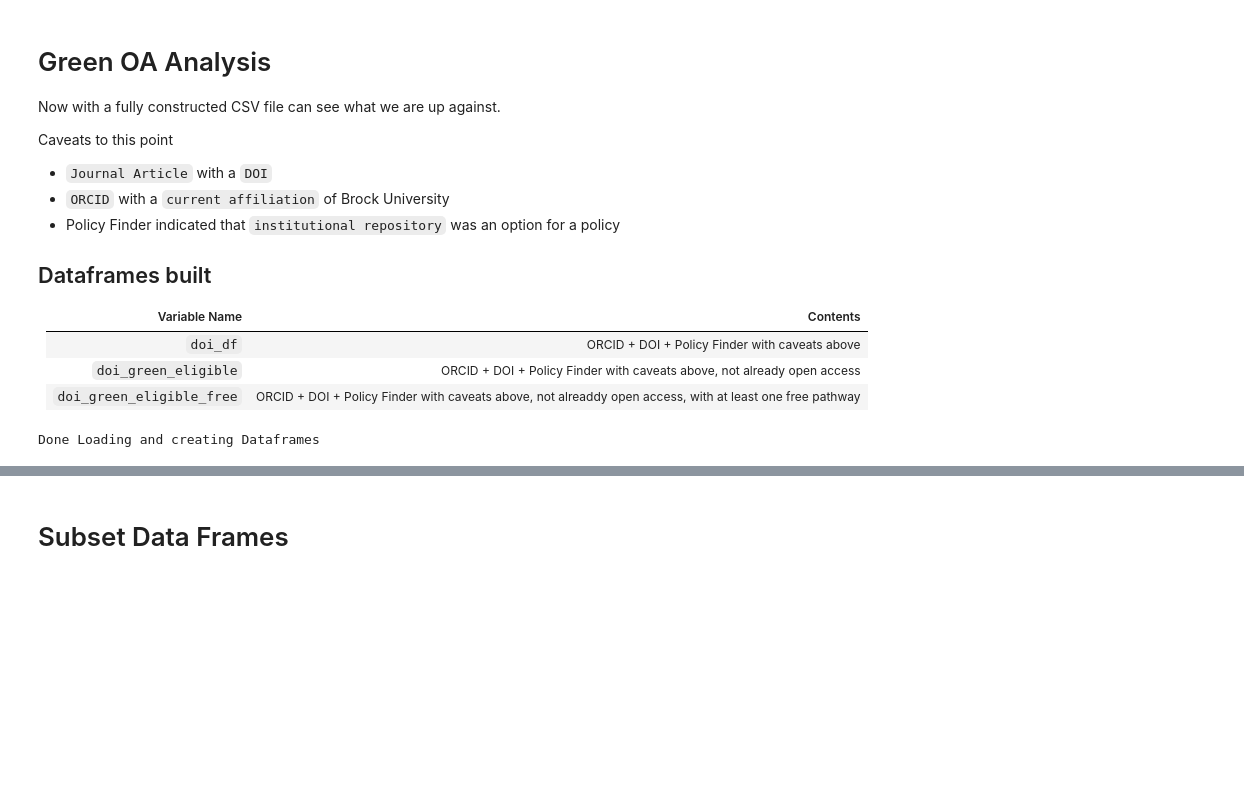
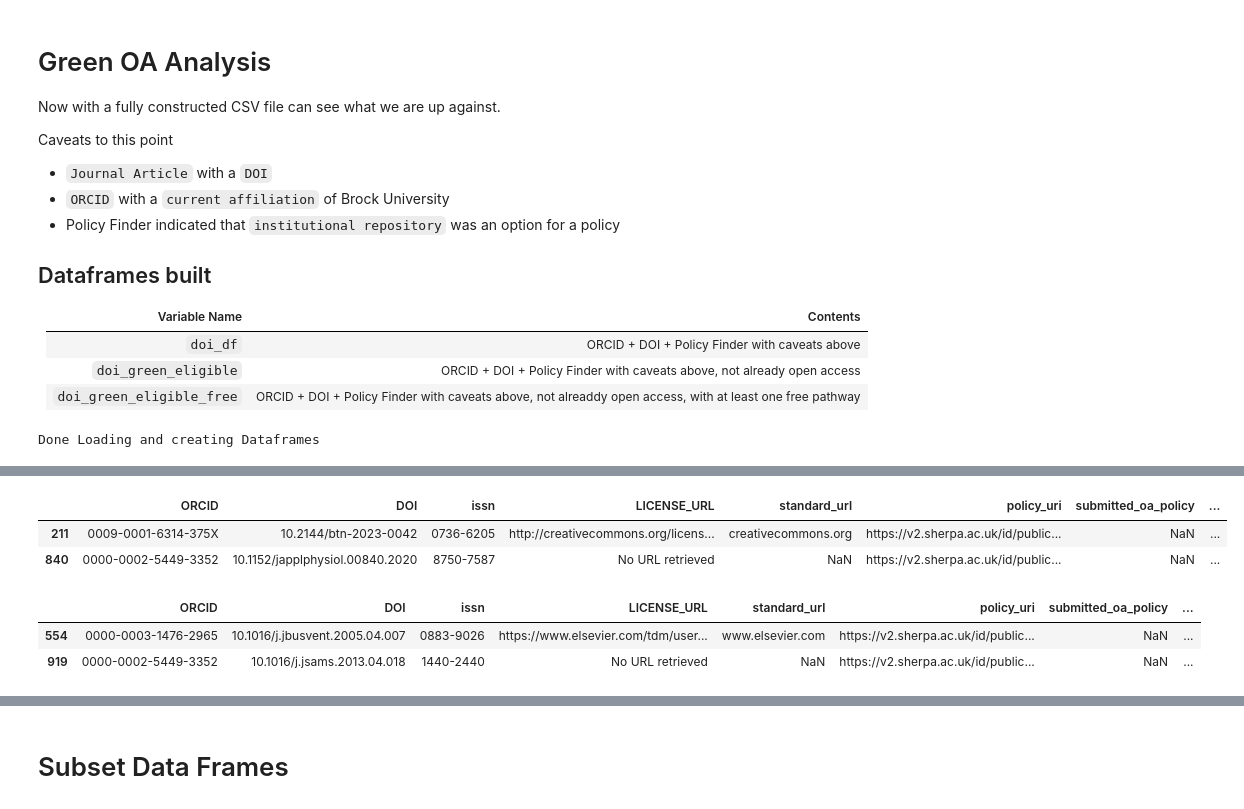
Before and after one commit to elibtronic/green_oa_compiler, a Jupyter notebook: Green_OA_Analysis.ipynb, the cells around one changed output, grey strips where cells are left out. Drawn from its saved outputs; the diff is of its cells as text; code cells hidden in the pictures; blank space fills up the shorter version.

```diff
--- a/Green_OA_Analysis.ipynb
+++ b/Green_OA_Analysis.ipynb
@@ -60,0 +46,14 @@ doi_green_eligible_free.sample(10)
+# %%
+#Whole Dataset
+doi_df.sample(2)
+# %% [output]
+|  | ORCID | DOI | issn | LICENSE_URL | standard_url | policy_uri | submitted_oa_policy | ... |
+| 211 | 0009-0001-6314-375X | 10.2144/btn-2023-0042 | 0736-6205 | http://creativecommons.org/licens... | creativecommons.org | https://v2.sherpa.ac.uk/id/public... | NaN | ... |
+| 840 | 0000-0002-5449-3352 | 10.1152/japplphysiol.00840.2020 | 8750-7587 | No URL retrieved | NaN | https://v2.sherpa.ac.uk/id/public... | NaN | ... |
+# %%
+# Not Open Access already, some sort of pathway
+doi_green_eligible.sample(2)
+# %% [output]
+|  | ORCID | DOI | issn | LICENSE_URL | standard_url | policy_uri | submitted_oa_policy | ... |
+| 554 | 0000-0003-1476-2965 | 10.1016/j.jbusvent.2005.04.007 | 0883-9026 | https://www.elsevier.com/tdm/user... | www.elsevier.com | https://v2.sherpa.ac.uk/id/public... | NaN | ... |
+| 919 | 0000-0002-5449-3352 | 10.1016/j.jsams.2013.04.018 | 1440-2440 | No URL retrieved | NaN | https://v2.sherpa.ac.uk/id/public... | NaN | ... |
```
Also changed, not shown: parts of 3 cells of this notebook.
